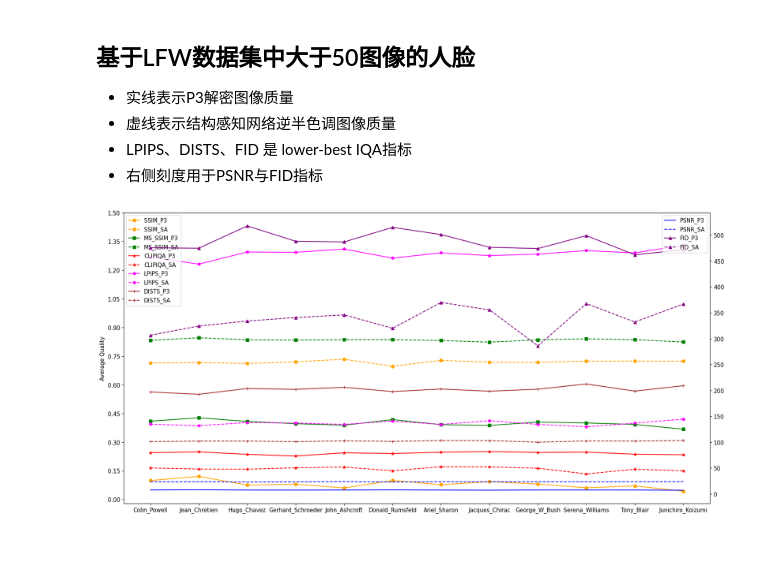
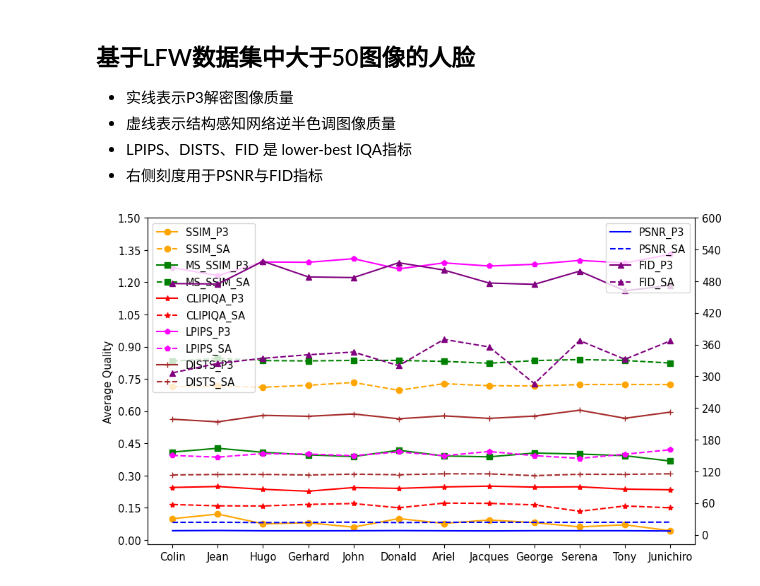
Before and after one commit to Kenny3Shen/Machine_Learning, a Jupyter notebook: facial_halftone/iht-pyiqa-sadcnn.ipynb, the cells around one changed output. Cells and saved outputs as stored; diff of their text form; code cells hidden in the pictures; blank space fills up the shorter version.

```diff
--- a/facial_halftone/iht-pyiqa-sadcnn.ipynb
+++ b/facial_halftone/iht-pyiqa-sadcnn.ipynb
@@ -80,7 +76,7 @@ for person in p[1:2]:
         # Convert the result back to a PIL image
         rst = Image.fromarray(rst)
 
-        plt.figure(figsize=(15, 15))
+        plt.figure(figsize=(9, 9))
         plt.xticks([])
         plt.yticks([])
         plt.imshow(rst)
@@ -159,6 +155,7 @@ for person in p:
 
     # Calculate the average quality for this class
     num_images = len(os.listdir(os.path.join(data_dir, person)))
-    average_quality[person] = {key: value / num_images for key, value in quality_sum.items()}
-    average_quality[person].update({key: value for key, value in fid_sum.items()})
+    classes = person.split('_')[0]
+    average_quality[classes] = {key: value / num_images for key, value in quality_sum.items()}
+    average_quality[classes].update({key: value for key, value in fid_sum.items()})
 # %% [output]
@@ -223,10 +220,15 @@ Junichiro_Koizumi  0.595140  0.308250  471.964783  366.927033
 - 右侧刻度用于PSNR与FID指标
 # %%
 # Set the global font to be Times New Roman, 10.5pt size
+# 设置图像的大小
+plt.rcParams['figure.figsize'] = (10, 6)
+# 设置字体大小
+plt.rcParams['font.size'] = 10.5
+# 设置字体
 plt.rcParams['font.family'] = 'Times New Roman'
-plt.rcParams['font.size'] = 10.5
 
-fig, ax1 = plt.subplots(figsize=(20, 10))
+
+fig, ax1 = plt.subplots()  # figsize参数已经在plt.rcParams['figure.figsize']中设置，这里不需要再设置
 
 ax2 = ax1.twinx()
 ax2.plot(list(average_quality.keys()), [quality['psnr1'] for quality in average_quality.values()], '-',  color='blue',label='PSNR_P3')
@@ -234,33 +236,34 @@ ax2.plot(list(average_quality.keys()), [quality['psnr2'] for quality in average_
 
 ax1.plot(list(average_quality.keys()), [quality['ssim1'] for quality in average_quality.values()], '-o', color='orange', label='SSIM_P3')
 ax1.plot(list(average_quality.keys()), [quality['ssim2'] for quality in average_quality.values()], '--o', color='orange', label='SSIM_SA')
 
 ax1.plot(list(average_quality.keys()), [quality['ms_ssim1'] for quality in average_quality.values()], '-s', color='green', label='MS_SSIM_P3')
 ax1.plot(list(average_quality.keys()), [quality['ms_ssim2'] for quality in average_quality.values()], '--s', color='green', label='MS_SSIM_SA')
 
 ax1.plot(list(average_quality.keys()), [quality['clip_iqa1'] for quality in average_quality.values()], '-*', color='red', label='CLIPIQA_P3')
 ax1.plot(list(average_quality.keys()), [quality['clip_iqa2'] for quality in average_quality.values()], '--*', color='red', label='CLIPIQA_SA')
 
 ax2.plot(list(average_quality.keys()), [quality['fid1'] for quality in average_quality.values()], '-^', color='purple', label='FID_P3')
 ax2.plot(list(average_quality.keys()), [quality['fid2'] for quality in average_quality.values()], '--^', color='purple', label='FID_SA')
 
 ax1.plot(list(average_quality.keys()), [quality['lpips1'] for quality in average_quality.values()], '-p', color='magenta', label='LPIPS_P3')
 ax1.plot(list(average_quality.keys()), [quality['lpips2'] for quality in average_quality.values()], '--p', color='magenta', label='LPIPS_SA')
 
 ax1.plot(list(average_quality.keys()), [quality['dists1'] for quality in average_quality.values()], '-+', color='brown', label='DISTS_P3')
 ax1.plot(list(average_quality.keys()), [quality['dists2'] for quality in average_quality.values()], '--+', color='brown', label='DISTS_SA')
 
 # Add labels to the y-axes
 ax1.set_ylabel('Average Quality')
 
 # Add a legend
 ax1.legend(loc='upper left')
 ax2.legend(loc='upper right')
 
-ax1.set_yticks(np.arange(0, 1.65, 0.15))  # Set y-ticks for ax1
-ax2.set_yticks(np.arange(0, 550, 50))  # Set y-ticks for ax2
+ax1.set_yticks(np.arange(0.00, 1.65, 0.15))  # Set y-ticks for ax1
+ax2.set_yticks(np.arange(0, 660, 60))  # Set y-ticks for ax2
+
 
 plt.savefig('my_figure.png', dpi=300)
 plt.show()
 # %% [output]
-[figure, old version]
+[figure, new version]
```
Also changed, not shown: parts of 6 cells of this notebook.
